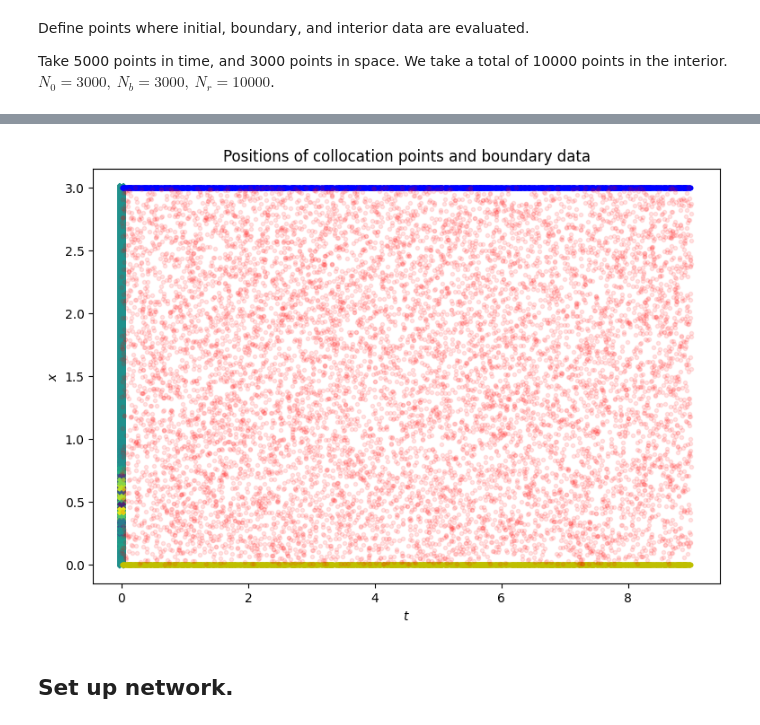
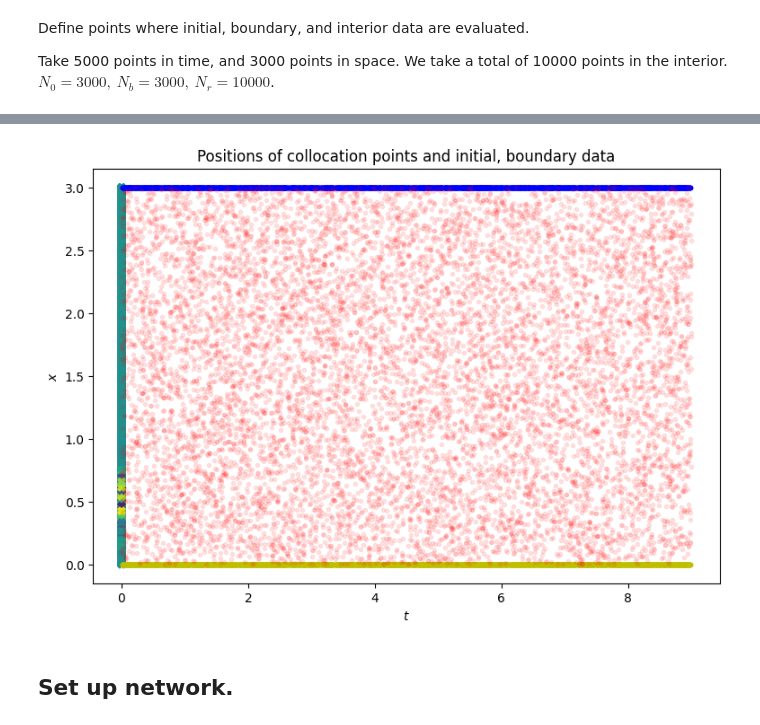
Before and after one commit to yajuna/tensorflow_pde, a Jupyter notebook: Simple_PDE_with_tensorflow.ipynb, the cells around one changed output, grey strips where cells are left out. Cells and saved outputs as stored; diff of their text form; code cells hidden in the pictures.

```diff
--- a/Simple_PDE_with_tensorflow.ipynb
+++ b/Simple_PDE_with_tensorflow.ipynb
@@ -51,18 +51,13 @@ beta = tf.constant(16., dtype = DTYPE)
 xi = tf.constant(249.91666666666666, dtype = DTYPE)
 
 # define initial conditions
-def u_0(x):
+def u_0(x)-> tf.Tensor:
   return tf.sin(2 * pi * xi * x) * tf.exp(-beta * (x - 0.5) **2)
 
 # boundary conditions: u(lb,t) == u(ub,t), put in loss function
 
-# time_interval = [1., 3.] #
-# # convert constants to tensor; need [] outside of time_interval[j] to work correctly
-# tmin = tf.constant([time_interval[0]], dtype=DTYPE)
-# tmax = tf.constant([time_interval[1]], dtype=DTYPE)
-
 # Define residual of the PDE
-def fun_r(u_xx, u_tt):
+def fun_r(u_xx, u_tt)-> tf.Tensor:
     return u_tt - c **2 * u_xx
 # %% [markdown]
 Define points where initial, boundary, and interior data are evaluated.
@@ -118,16 +143,16 @@ X_r = tf.concat([t_r, x_r], axis=1)
 # %%
 fig = plt.figure(figsize=(9,6))
 plt.scatter(t_0, x_0, c=u_0, marker='X', vmin=-1, vmax=1)
 plt.scatter(t_b, x_lb, c='y', marker='.')
 plt.scatter(t_b, x_ub, c='b', marker='.')
 plt.scatter(t_r, x_r, c='r', marker='.', alpha=0.1)
 plt.xlabel('$t$')
 plt.ylabel('$x$')
 
-plt.title('Positions of collocation points and boundary data');
-#plt.savefig('Xdata_wave.pdf', bbox_inches='tight', dpi=300)
+plt.title('Positions of collocation points and initial, boundary data');
+#plt.savefig('collocation_points_wave.pdf', bbox_inches='tight', dpi=300)
 # %% [output]
-[figure, old version]
+[figure, new version]
 # %% [markdown]
 ## Set up network.
 # %%
```
Also changed, not shown: parts of 7 cells of this notebook.
